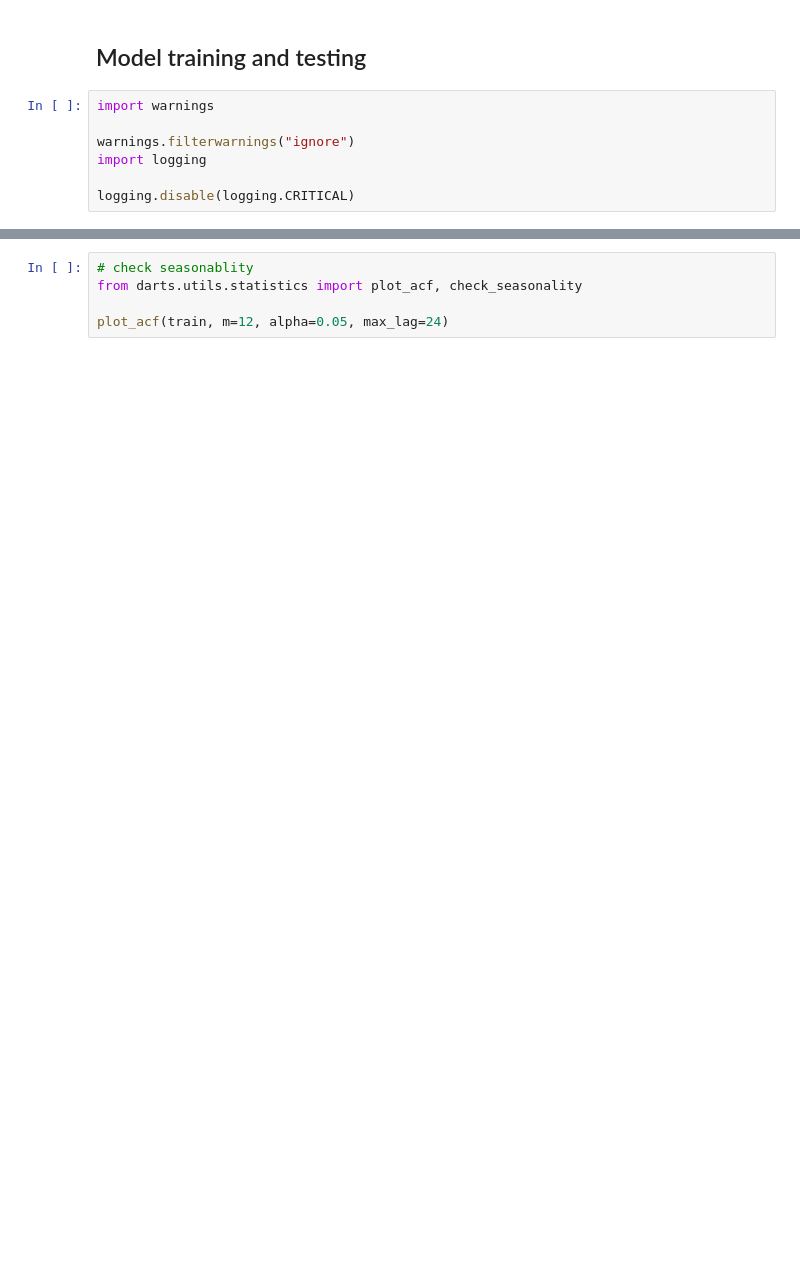
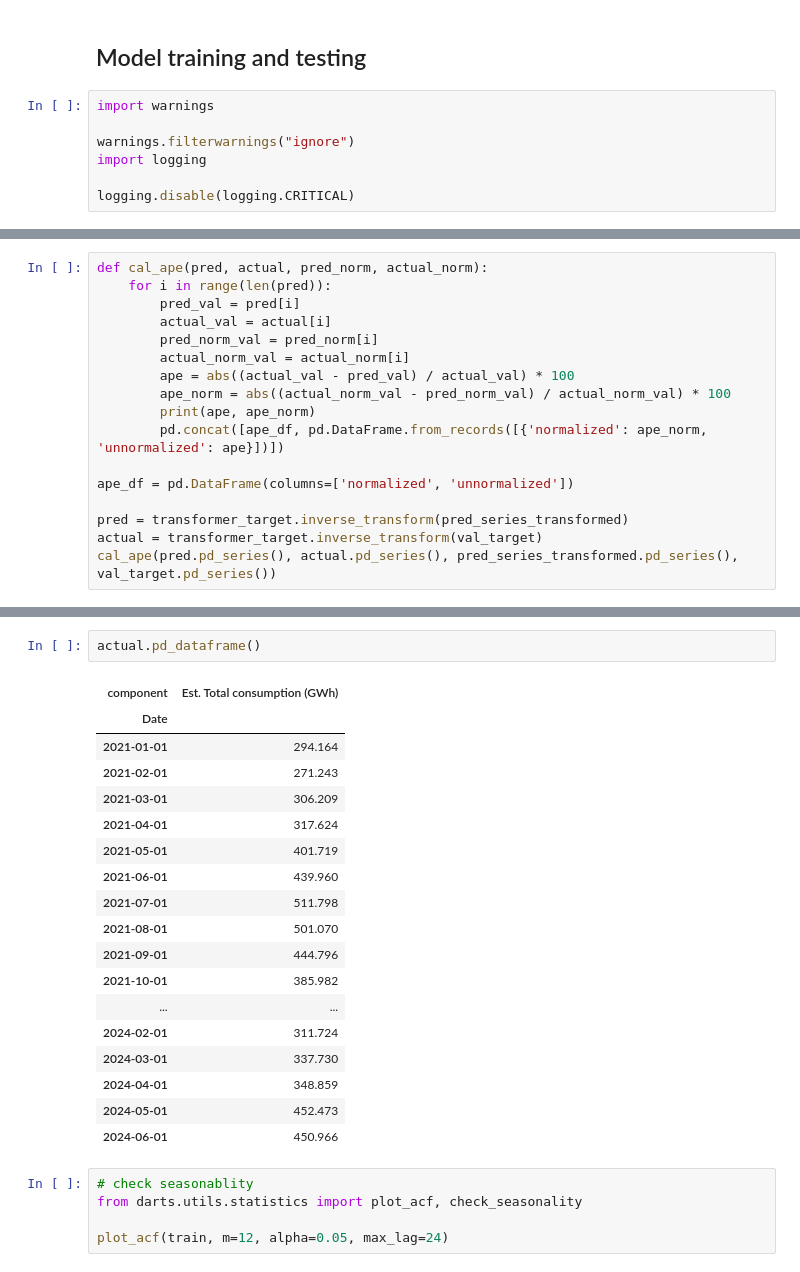
Before and after one commit to TheVeryCoolJackson/COMPSCI760-Electricity-Timeseries, a Jupyter notebook: RNN_test/RNN_test.ipynb, the cells around one changed output, grey strips where cells are left out. Cells and saved outputs as stored; diff of their text form; blank space fills up the shorter version.

```diff
--- a/RNN_test/RNN_test.ipynb
+++ b/RNN_test/RNN_test.ipynb
@@ -168,0 +180,17 @@ pred_series_transformed.pd_dataframe()
+# %%
+def cal_ape(pred, actual, pred_norm, actual_norm):
+    for i in range(len(pred)):
+        pred_val = pred[i]
+        actual_val = actual[i]
+        pred_norm_val = pred_norm[i]
+        actual_norm_val = actual_norm[i]
+        ape = abs((actual_val - pred_val) / actual_val) * 100
+        ape_norm = abs((actual_norm_val - pred_norm_val) / actual_norm_val) * 100
+        print(ape, ape_norm)
+        pd.concat([ape_df, pd.DataFrame.from_records([{'normalized': ape_norm, 'unnormalized': ape}])])
+
+ape_df = pd.DataFrame(columns=['normalized', 'unnormalized'])
+
+pred = transformer_target.inverse_transform(pred_series_transformed)
+actual = transformer_target.inverse_transform(val_target)
+cal_ape(pred.pd_series(), actual.pd_series(), pred_series_transformed.pd_series(), val_target.pd_series())
@@ -169,3 +215,24 @@ pred_series_transformed.pd_dataframe()
+# %%
+actual.pd_dataframe()
+# %% [output]
+| component | Est. Total consumption (GWh) |
+| Date |  |
+| 2021-01-01 | 294.164 |
+| 2021-02-01 | 271.243 |
+| 2021-03-01 | 306.209 |
+| 2021-04-01 | 317.624 |
+| 2021-05-01 | 401.719 |
+| 2021-06-01 | 439.960 |
+| 2021-07-01 | 511.798 |
+| 2021-08-01 | 501.070 |
+| 2021-09-01 | 444.796 |
+| 2021-10-01 | 385.982 |
+| ... | ... |
+| 2024-02-01 | 311.724 |
+| 2024-03-01 | 337.730 |
+| 2024-04-01 | 348.859 |
+| 2024-05-01 | 452.473 |
+| 2024-06-01 | 450.966 |
 # %%
 # check seasonablity
 from darts.utils.statistics import plot_acf, check_seasonality
```
Also changed, not shown: parts of 14 cells of this notebook, 1 other file.
